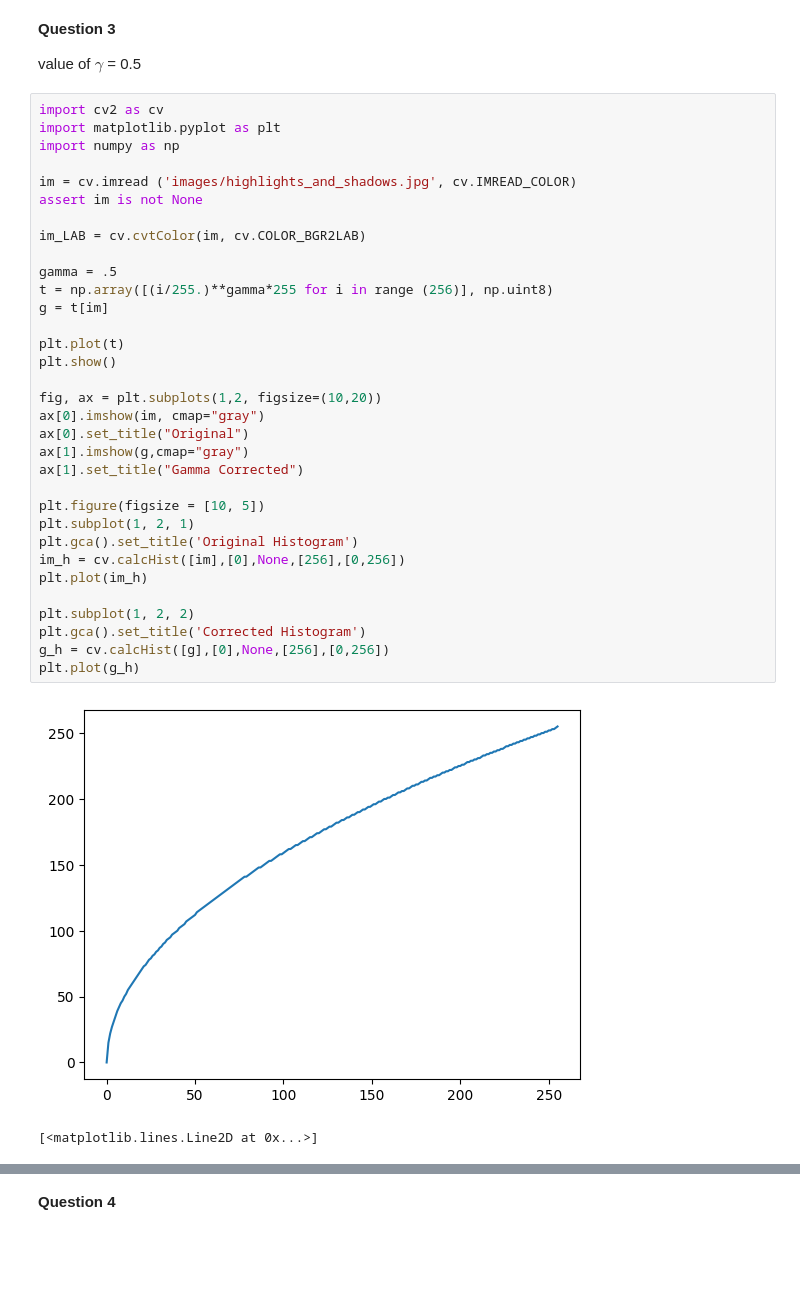
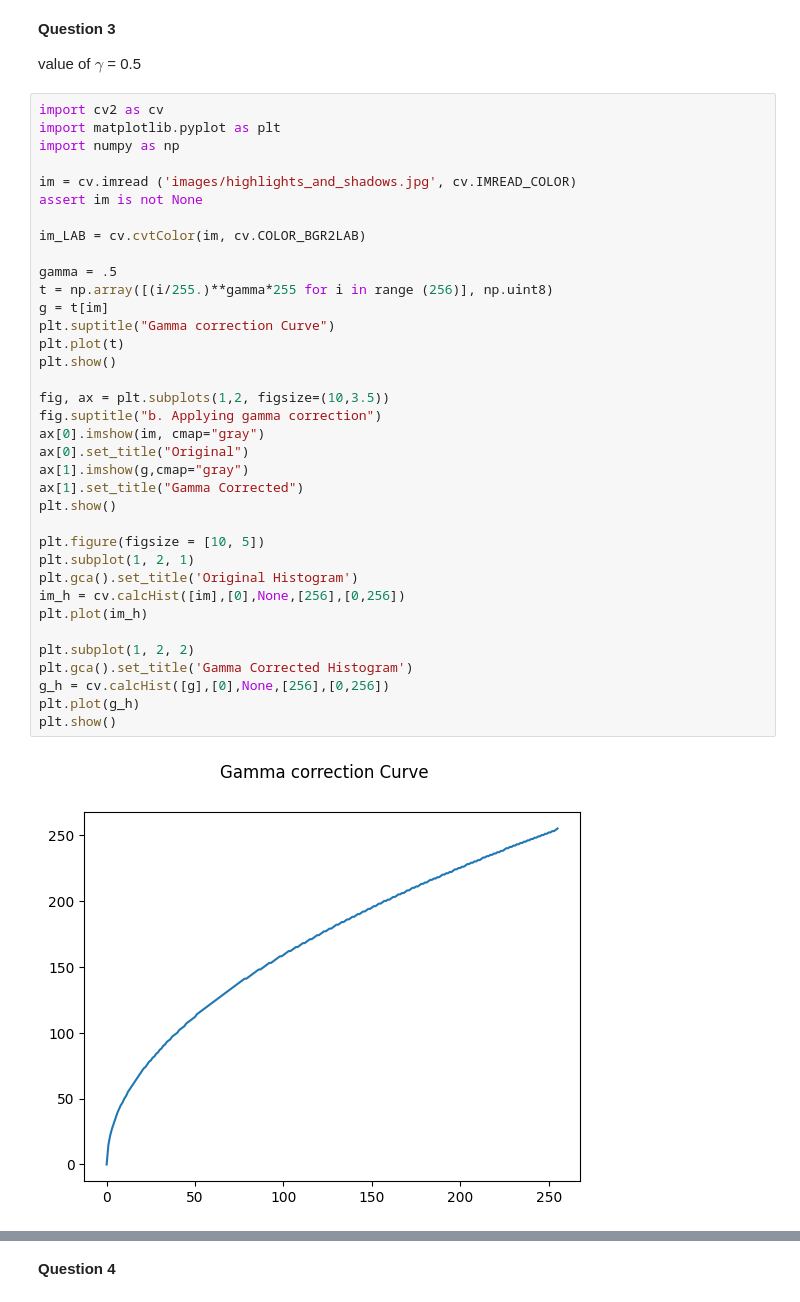
Before and after one commit to Abs-30/ImageProcessingAssignment, a Jupyter notebook: Intensity_Transformation_0108.ipynb, the cells around one changed output, grey strips where cells are left out. Cells and saved outputs as stored; diff of their text form; blank space fills up the shorter version.

```diff
--- a/Intensity_Transformation_0108.ipynb
+++ b/Intensity_Transformation_0108.ipynb
@@ -64,35 +64,37 @@ value of $\gamma$ = 0.5
 import cv2 as cv
 import matplotlib.pyplot as plt
 import numpy as np
 
 im = cv.imread ('images/highlights_and_shadows.jpg', cv.IMREAD_COLOR)
 assert im is not None
 
 im_LAB = cv.cvtColor(im, cv.COLOR_BGR2LAB)
 
 gamma = .5
 t = np.array([(i/255.)**gamma*255 for i in range (256)], np.uint8)
 g = t[im]
-
+plt.suptitle("Gamma correction Curve")
 plt.plot(t)
 plt.show()
 
-fig, ax = plt.subplots(1,2, figsize=(10,20))
+fig, ax = plt.subplots(1,2, figsize=(10,3.5))
+fig.suptitle("b. Applying gamma correction")
 ax[0].imshow(im, cmap="gray")
 ax[0].set_title("Original")
 ax[1].imshow(g,cmap="gray")
 ax[1].set_title("Gamma Corrected")
+plt.show()
 
 plt.figure(figsize = [10, 5])
 plt.subplot(1, 2, 1)
 plt.gca().set_title('Original Histogram')
 im_h = cv.calcHist([im],[0],None,[256],[0,256])
 plt.plot(im_h)
 
 plt.subplot(1, 2, 2)
-plt.gca().set_title('Corrected Histogram')
+plt.gca().set_title('Gamma Corrected Histogram')
 g_h = cv.calcHist([g],[0],None,[256],[0,256])
 plt.plot(g_h)
+plt.show()
 # %% [output]
-[figure, old version]
+[figure, new version]
-[<matplotlib.lines.Line2D at 0x...>]
```
Also changed, not shown: parts of 5 cells of this notebook, 1 other file.
